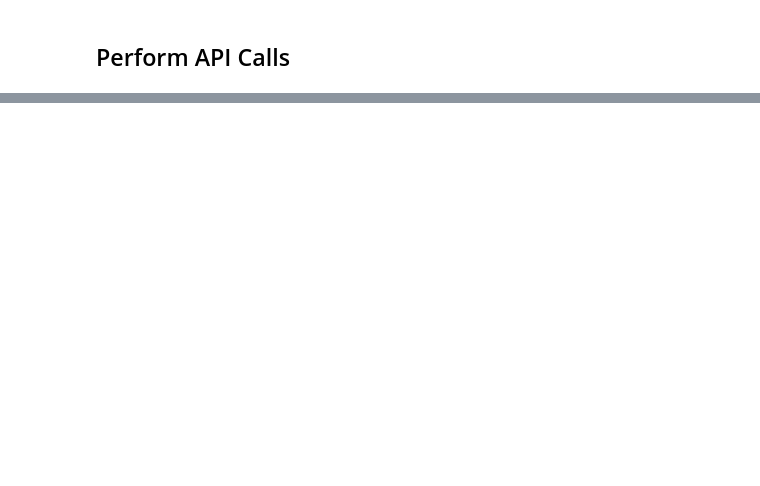
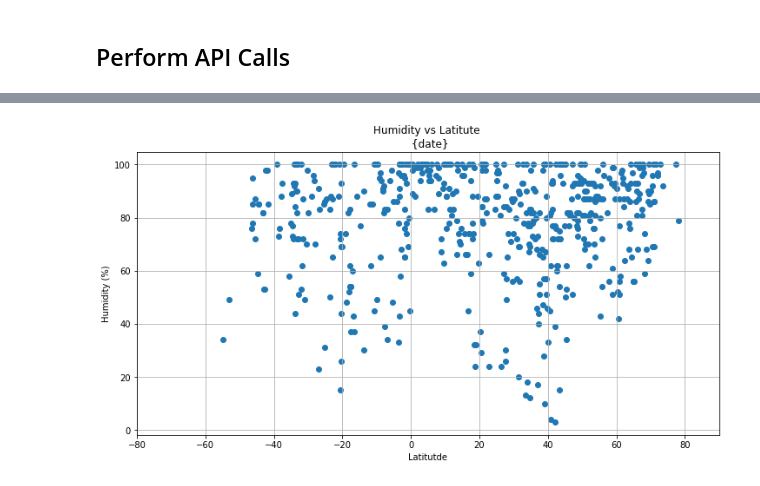
Before and after one commit to XaraRoy/API-Homework, a Jupyter notebook: WeatherAPI.ipynb, the cells around one changed output, grey strips where cells are left out. Saved outputs shown, nothing was run; the diff lists cells and outputs as text; code cells hidden in the pictures; blank space fills up the shorter version.

```diff
--- a/WeatherAPI.ipynb
+++ b/WeatherAPI.ipynb
@@ -129,15 +137,17 @@ plt.savefig("TempvsLat.png")
 # %%
 #Humidity VS Latitude
 x = Weather_DF["lat"]
 y = Weather_DF["humidity"]
 plt.figure(figsize=(12,6))
 plt.scatter(x,y)
 plt.xlim(-80, 90)
-plt.title("Humidity vs Latitute")
+plt.title(f"Humidity vs Latitute \n {date}")
 plt.ylabel("Humidity (%)")
 plt.xlabel("Latitutde")
 plt.grid(b=True)
 plt.savefig("HumidvsLat.png")
+# %% [output]
+[figure, added]
 # %%
 #Cloudiness vs Latitude
 plt.figure(figsize=(12,6))
```
Also changed, not shown: parts of 6 cells of this notebook.
